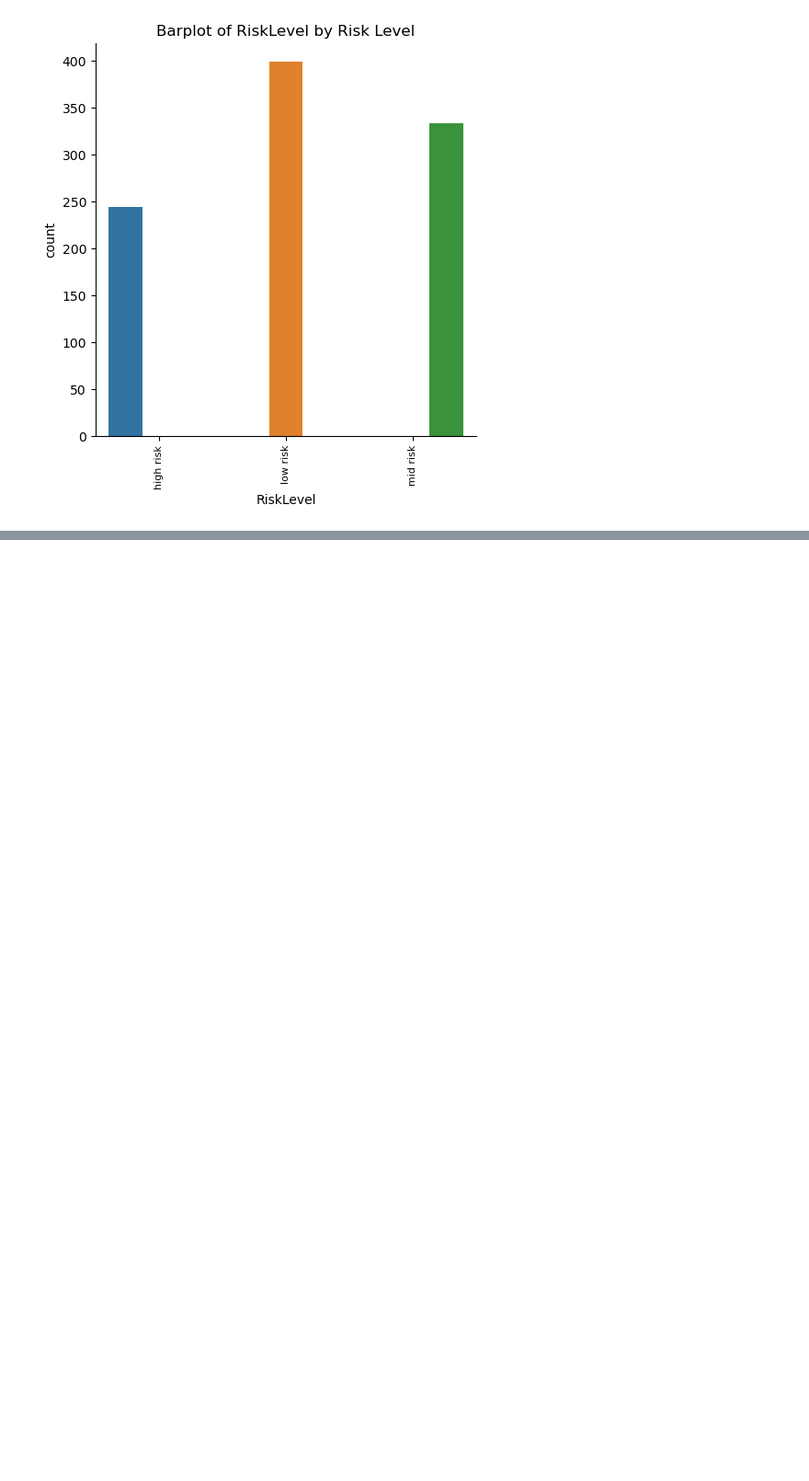
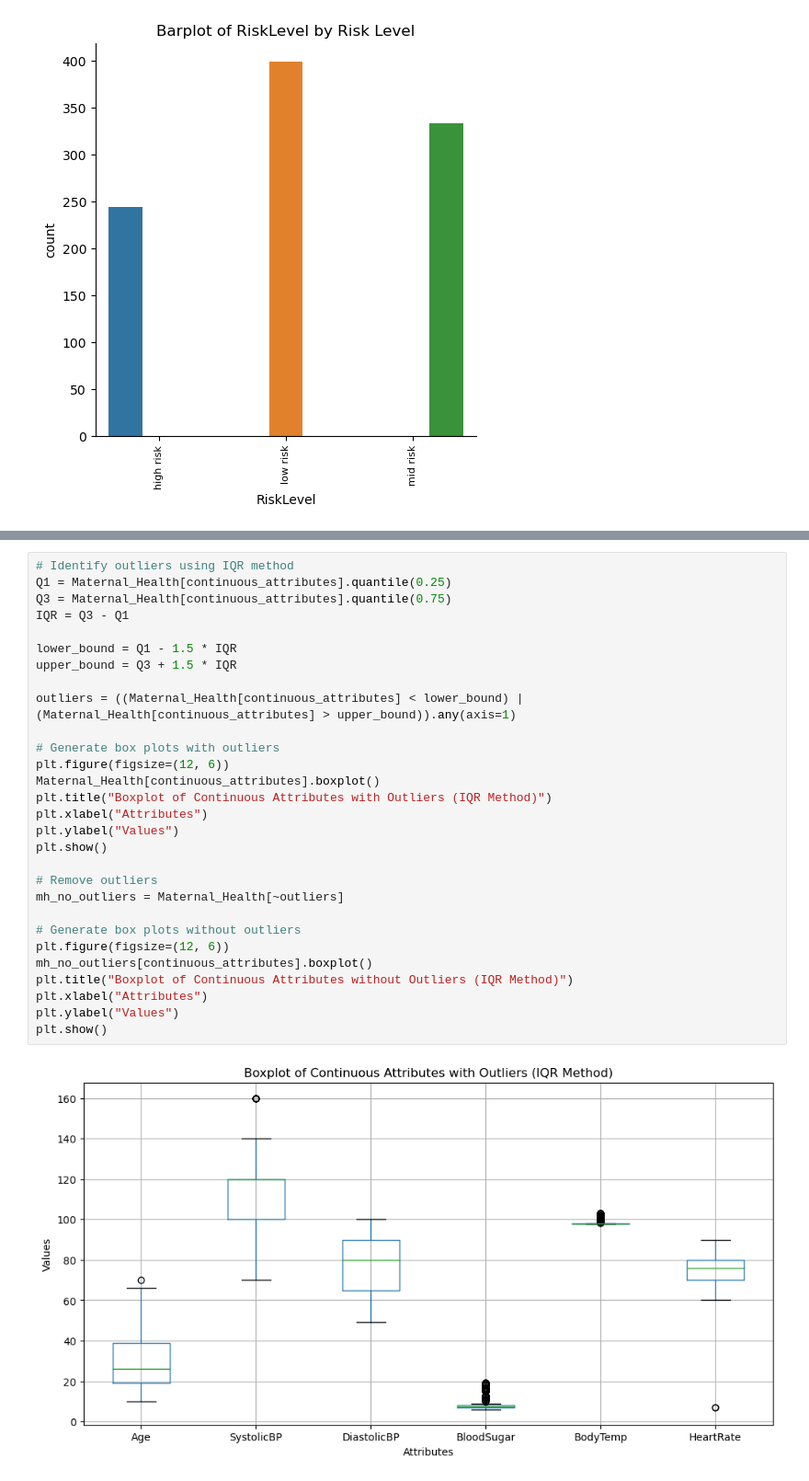
Before and after one commit to Willsu00/FFD-Data-Exploration-and-Classification, a Jupyter notebook: WilliamSukjaem18029208Assignment1.ipynb, the cells around one changed output, grey strips where cells are left out. Shown at 92% size. Cells and saved outputs as stored; diff of their text form; blank space fills up the shorter version.

```diff
--- a/WilliamSukjaem18029208Assignment1.ipynb
+++ b/WilliamSukjaem18029208Assignment1.ipynb
@@ -218,0 +254,31 @@ plt.show()
+# %%
+# Identify outliers using IQR method
+Q1 = Maternal_Health[continuous_attributes].quantile(0.25)
+Q3 = Maternal_Health[continuous_attributes].quantile(0.75)
+IQR = Q3 - Q1
+
+lower_bound = Q1 - 1.5 * IQR
+upper_bound = Q3 + 1.5 * IQR
+
+outliers = ((Maternal_Health[continuous_attributes] < lower_bound) | (Maternal_Health[continuous_attributes] > upper_bound)).any(axis=1)
+
+# Generate box plots with outliers
+plt.figure(figsize=(12, 6))
+Maternal_Health[continuous_attributes].boxplot()
+plt.title("Boxplot of Continuous Attributes with Outliers (IQR Method)")
+plt.xlabel("Attributes")
+plt.ylabel("Values")
+plt.show()
+
+# Remove outliers
+mh_no_outliers = Maternal_Health[~outliers]
+
+# Generate box plots without outliers
+plt.figure(figsize=(12, 6))
+mh_no_outliers[continuous_attributes].boxplot()
+plt.title("Boxplot of Continuous Attributes without Outliers (IQR Method)")
+plt.xlabel("Attributes")
+plt.ylabel("Values")
+plt.show()
+# %% [output]
+[figure, added]
```
Also changed, not shown: parts of 13 cells of this notebook, 1 other file.
